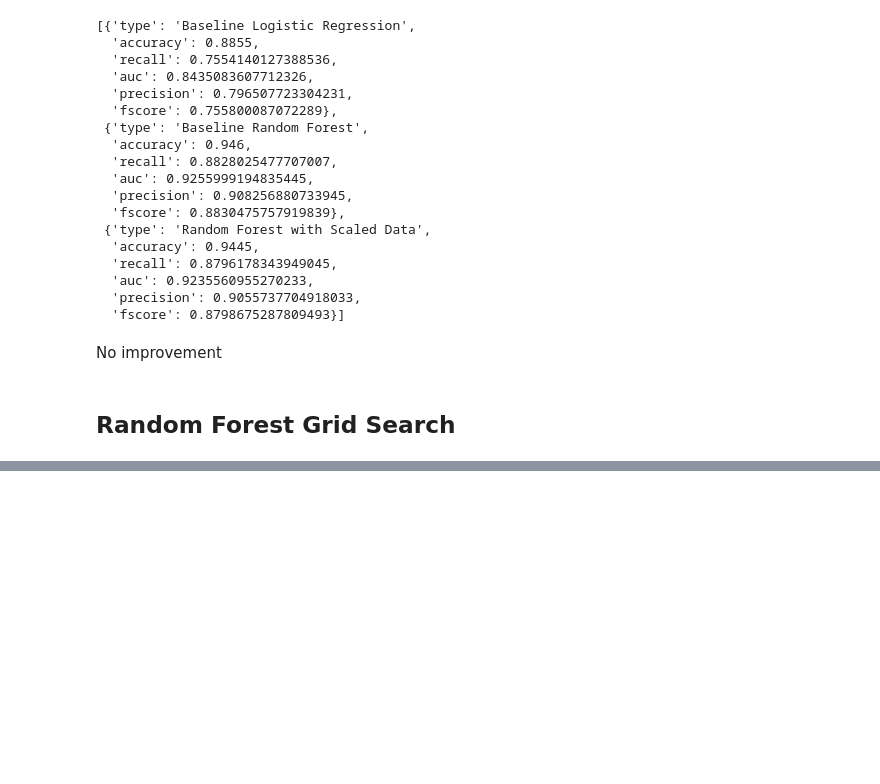
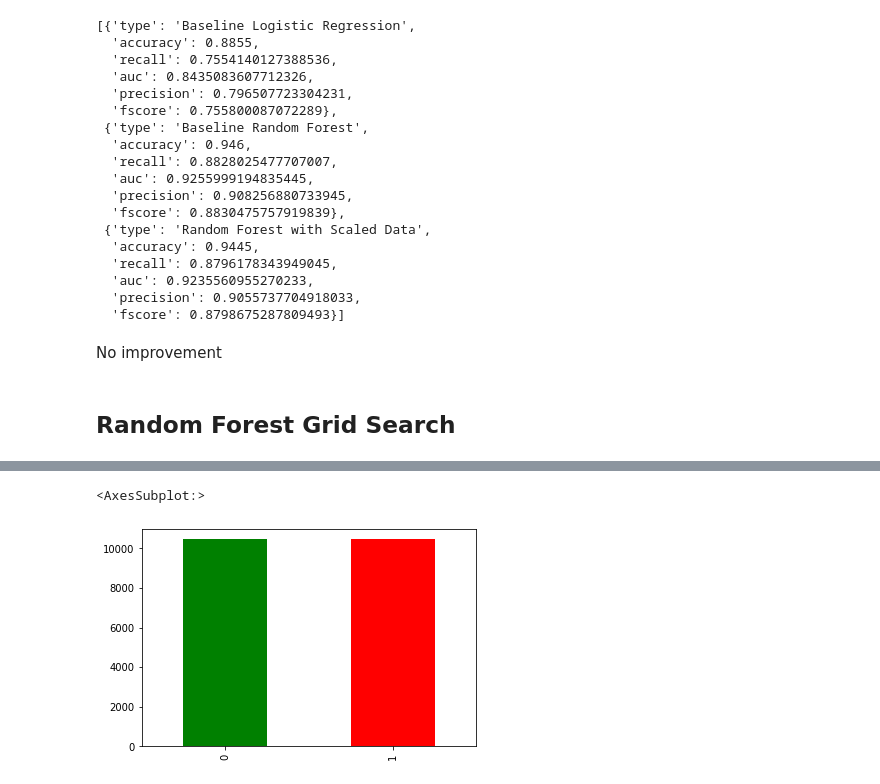
Before and after one commit to pham0030/ibm-coursera-ml, a Jupyter notebook: amex-default-prediction-draft.ipynb, the cells around one changed output, grey strips where cells are left out. Drawn from its saved outputs; the diff is of its cells as text; code cells hidden in the pictures; blank space fills up the shorter version.

```diff
--- a/amex-default-prediction-draft.ipynb
+++ b/amex-default-prediction-draft.ipynb
@@ -490,0 +589,3 @@ Wall time: 36min 51s
+# %%
+xgb_model = xgb.XGBClassifier()
+xgb_model.fit(X_train, y_train)
@@ -513,0 +735,5 @@ def visualize_eval_metrics(results):
+# %%
+# Create a SMOTE sampler
+smote_sampler = SMOTE(random_state = 42)
+# %%
+X_smo, y_smo = smote_sampler.fit_resample(X_train, y_train)
@@ -513,0 +745,5 @@ def visualize_eval_metrics(results):
+# %%
+y_smo.value_counts().plot.bar(color=['green', 'red'])
+# %% [output]
+<AxesSubplot:>
+[figure, added]
```
Also changed, not shown: parts of 53 cells of this notebook.
